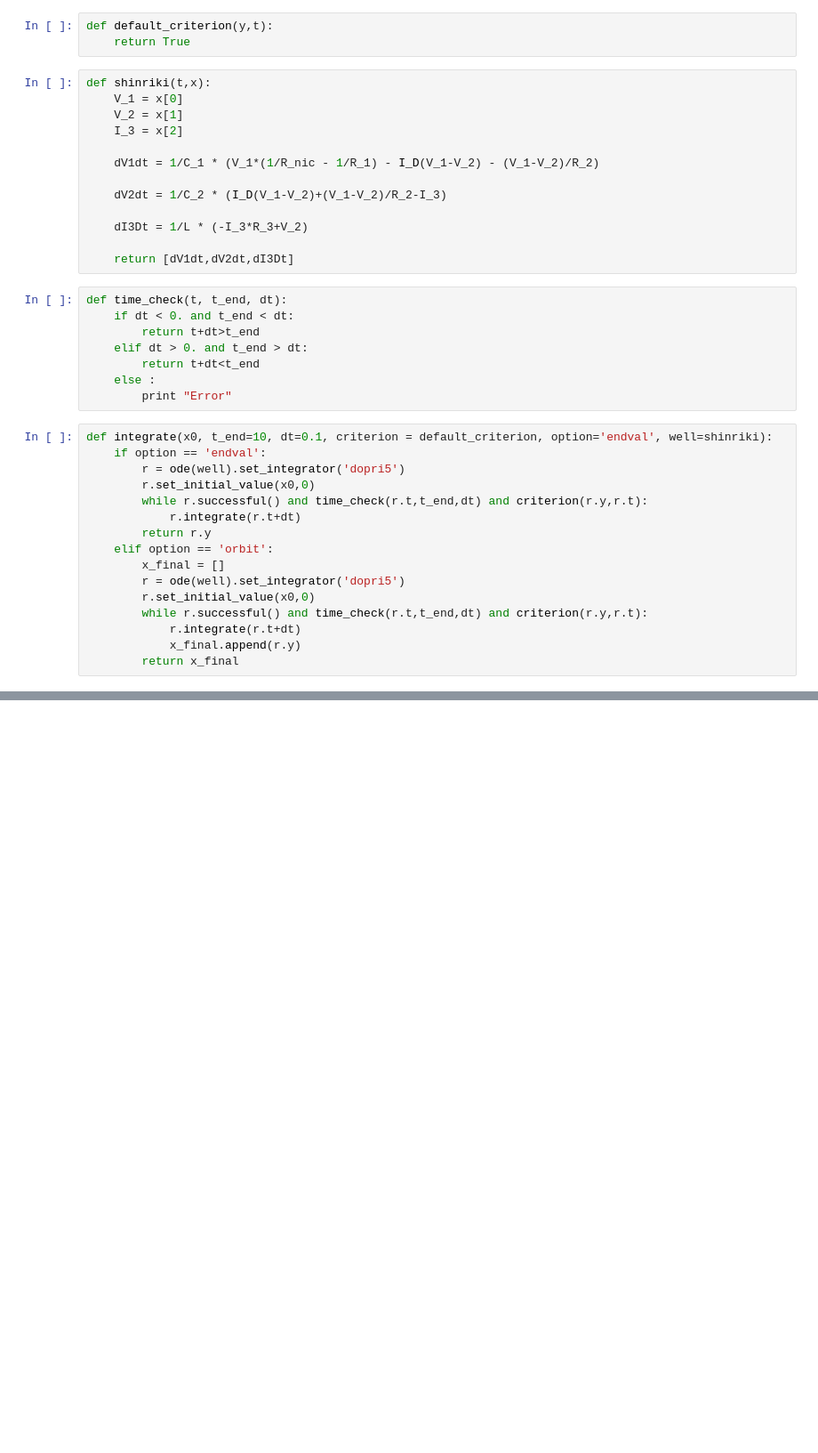
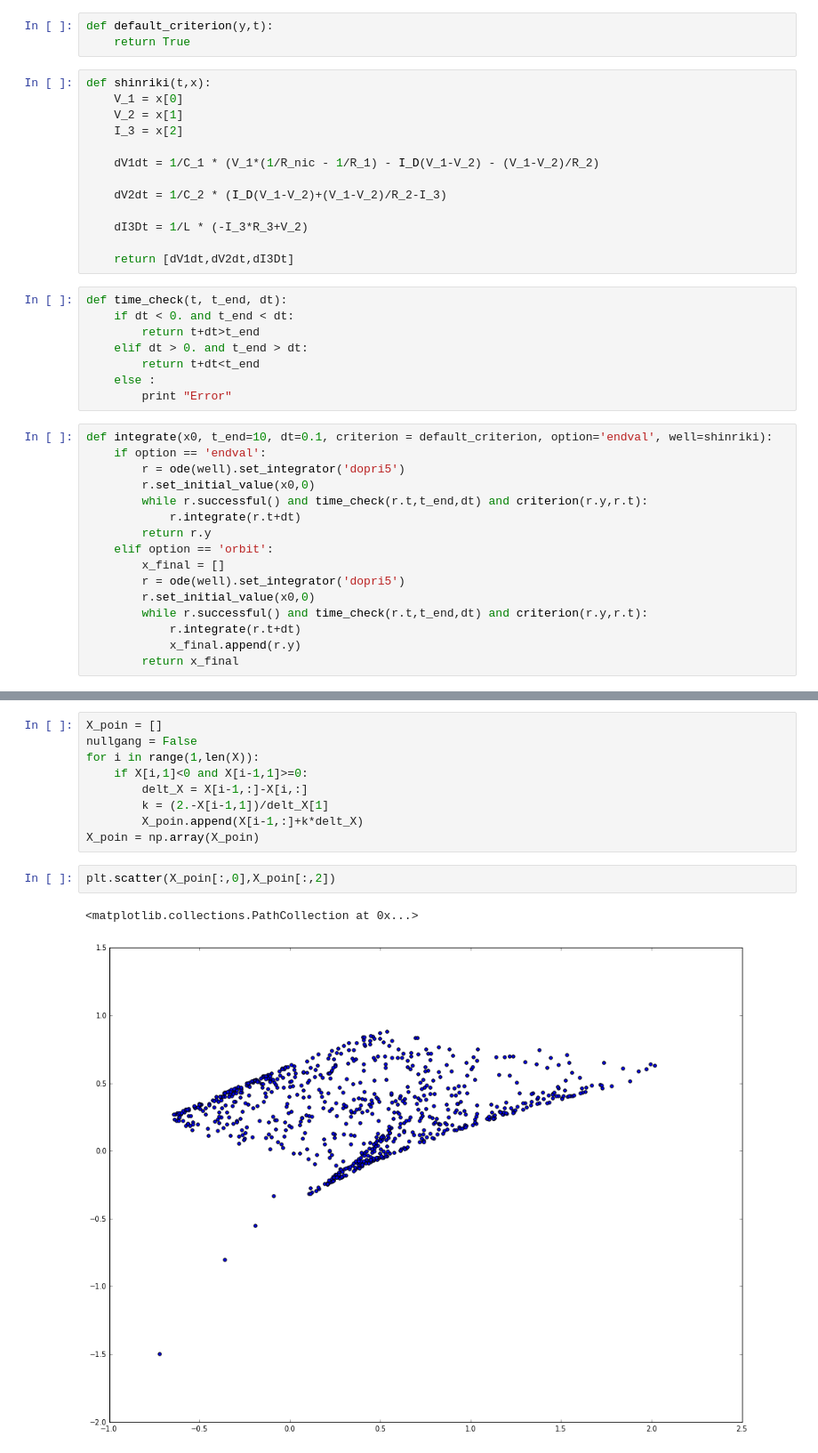
Before and after one commit to pmarszal/komplexe_sys, a Jupyter notebook: 5/Untitled0.ipynb, the cells around one changed output, grey strips where cells are left out. Shown at 89% size. Drawn from its saved outputs; the diff is of its cells as text; blank space fills up the shorter version.

```diff
--- a/5/Untitled0.ipynb
+++ b/5/Untitled0.ipynb
@@ -74,0 +75,14 @@ plt.plot(X[:,0],X[:,1])
+# %%
+X_poin = []
+nullgang = False
+for i in range(1,len(X)):
+    if X[i,1]<0 and X[i-1,1]>=0:
+        delt_X = X[i-1,:]-X[i,:]
+        k = (2.-X[i-1,1])/delt_X[1]
+        X_poin.append(X[i-1,:]+k*delt_X)
+X_poin = np.array(X_poin)
+# %%
+plt.scatter(X_poin[:,0],X_poin[:,2])
+# %% [output]
+<matplotlib.collections.PathCollection at 0x...>
+[figure, added]
```
Also changed, not shown: parts of 3 cells of this notebook.
